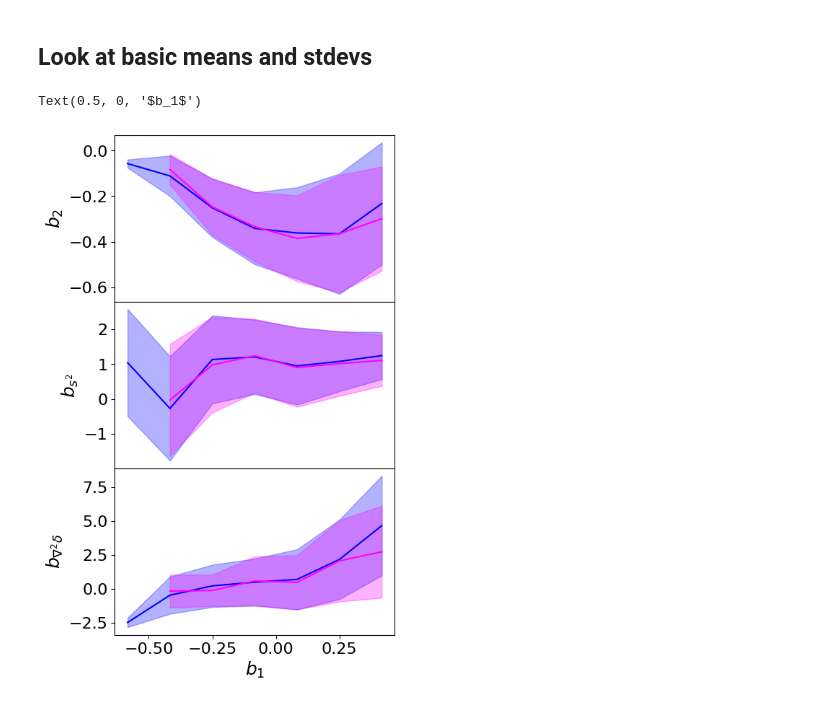
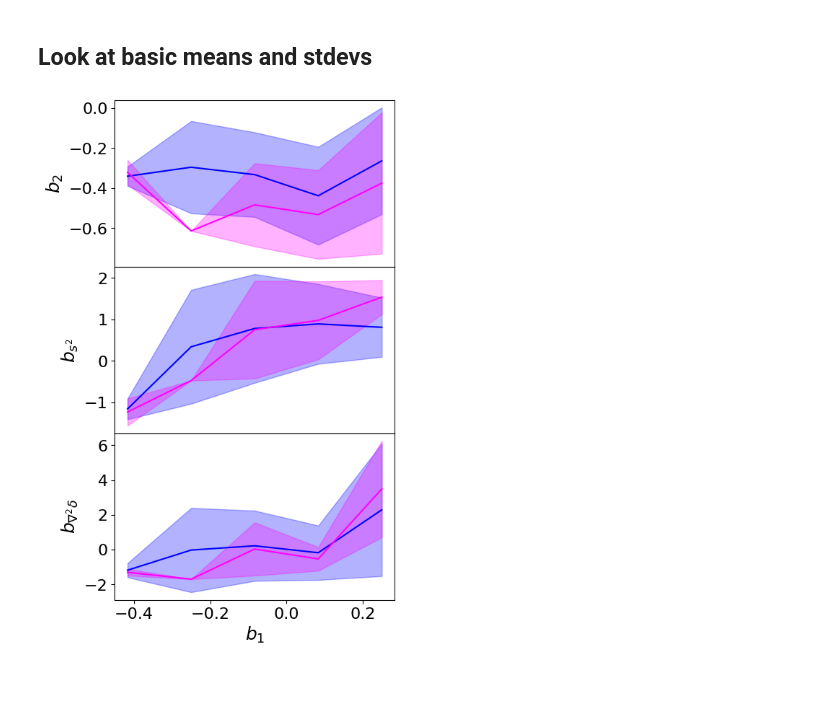
Before and after one commit to kstoreyf/biasexp-target-observable, a Jupyter notebook: notebooks/2023-01-04_camels-sam_biasexp_fit_load.ipynb, the cells around one changed output. Drawn from its saved outputs; the diff is of its cells as text; code cells hidden in the pictures.

Commit message:
add code for saving plots, and rerun with samecosmo bp fits

```diff
--- a/notebooks/2023-01-04_camels-sam_biasexp_fit_load.ipynb
+++ b/notebooks/2023-01-04_camels-sam_biasexp_fit_load.ipynb
@@ -23,13 +24,23 @@ matplotlib.rcParams['axes.titlesize'] = 20
 # %%
 alpha = 0.5
 color_mode = 'discrete'
+# %%
+save_figs = True
+plot_dir = '../plots/2023-01-08_figures'
+Path(plot_dir).mkdir(parents=True, exist_ok=True)
+plot_tag = '_inemubounds'
+tag_bpfit = ''
 # %% [markdown]
 ## Load SAM data from hdf5 files
 # %%
 redshift = 0
 dir_dat = '/lscratch/kstoreyf/CAMELS-SAM_data'
+# %%
+fn_idxs = '../data/idxs_camelssam_in_emu_bounds.dat'
+idxs_sam = np.loadtxt(fn_idxs, dtype=int)
+
+#idxs_sam = [idx_sam for idx_sam in np.arange(0, 1000) if isfile(f'{dir_dat}/LH_{idx_sam}_galprops_z{redshift}.hdf5')]
 # %%
-idxs_sam = [idx_sam for idx_sam in np.arange(0, 1000) if isfile(f'{dir_dat}/LH_{idx_sam}_galprops_z{redshift}.hdf5')]
 n_sams = len(idxs_sam)
 print(n_sams)
 # %% [output]
@@ -216,7 +221,7 @@ plt.subplots_adjust(hspace=0)
 bp_arr = []
 for i, idx_sam in enumerate(idxs_sam):
 #for i, idx_sam in enumerate(idxs_sam[:30]):
-    fn_bp = f'../data/bias_params_bestfit/bias_params_LH_{idx_sam}.npy'
+    fn_bp = f'../data/bias_params_bestfit{tag_bpfit}/bias_params_LH_{idx_sam}.npy'
     #fn_bp = f'../data/bias_params_bestfit_bltoonarrowbounds/bias_params_LH_{idx_sam}.npy'
     if not os.path.exists(fn_bp):
         print(f"Bias param file {fn_bp} doesn't exist, skipping")
@@ -232,6 +237,10 @@ for i, idx_sam in enumerate(idxs_sam):
 
 bp_arr = np.array(bp_arr)
 print(bp_arr.shape)
+plt.xlim(-0.5, 0.5)
 
 plt.xlabel(bias_param_labels[bias_param_names[0]])
+
+if save_figs:
+    plt.savefig(f'{plot_dir}/bps{plot_tag}{tag_bpfit}.png')
 # %% [output]
@@ -301,32 +311,34 @@ for bb, bp_name in enumerate(bias_param_names_nob1):
         bp_means.append(np.mean(bp_inbin))
         bp_stds.append(np.std(bp_inbin))
 
         b1_close = bp_arr[i_close][:,bias_param_names.index('b1')]
         bp_close = bp_arr[i_close][:,bias_param_names.index(bp_name)]
         i_inbin_close = (b1_close>=b1_bins[ii]) & (b1_close<b1_bins[ii+1])
         bp_close_inbin = bp_close[i_inbin_close]
         bp_close_means.append(np.mean(bp_close_inbin))
         bp_close_stds.append(np.std(bp_close_inbin))
 
     bp_means = np.array(bp_means)
     bp_stds = np.array(bp_stds)
     bp_close_means = np.array(bp_close_means)
     bp_close_stds = np.array(bp_close_stds)
 
     axarr[bb].plot(b1_bins_avg, bp_means,
                color='blue')
     axarr[bb].fill_between(b1_bins_avg, bp_means-bp_stds, bp_means+bp_stds,
                color='blue', alpha=0.3)
 
     axarr[bb].plot(b1_bins_avg, bp_close_means,
                color='magenta')
     axarr[bb].fill_between(b1_bins_avg, bp_close_means-bp_close_stds,
                            bp_close_means+bp_close_stds,
                color='magenta', alpha=0.3)
 
     axarr[bb].set_ylabel(bias_param_labels[bp_name])
 
 plt.xlabel(bias_param_labels[bias_param_names[0]])
+
+if save_figs:
+    plt.savefig(f'{plot_dir}/bps_meanstdev{plot_tag}{tag_bpfit}.png')
 # %% [output]
-Text(0.5, 0, '$b_1$')
-[figure, old version]
+[figure, new version]
```
Also changed, not shown: parts of 10 cells of this notebook.
